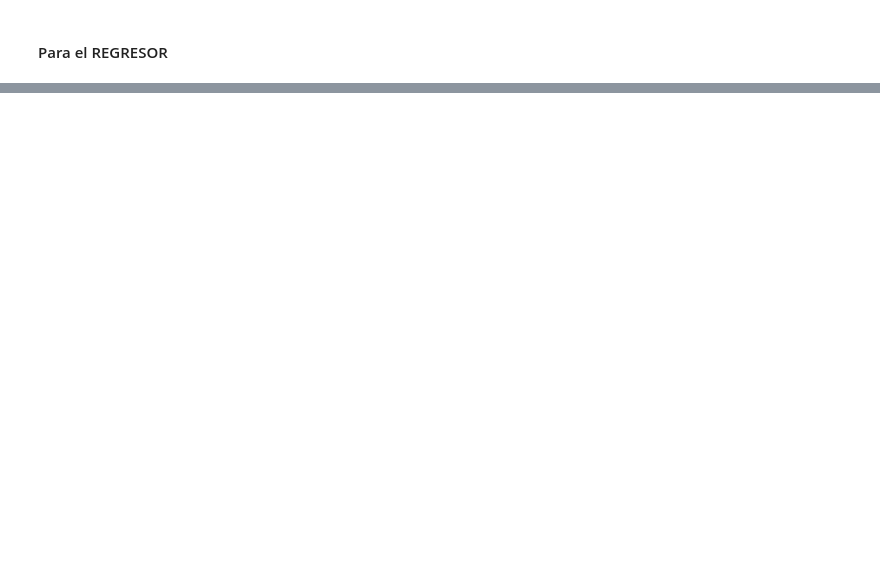
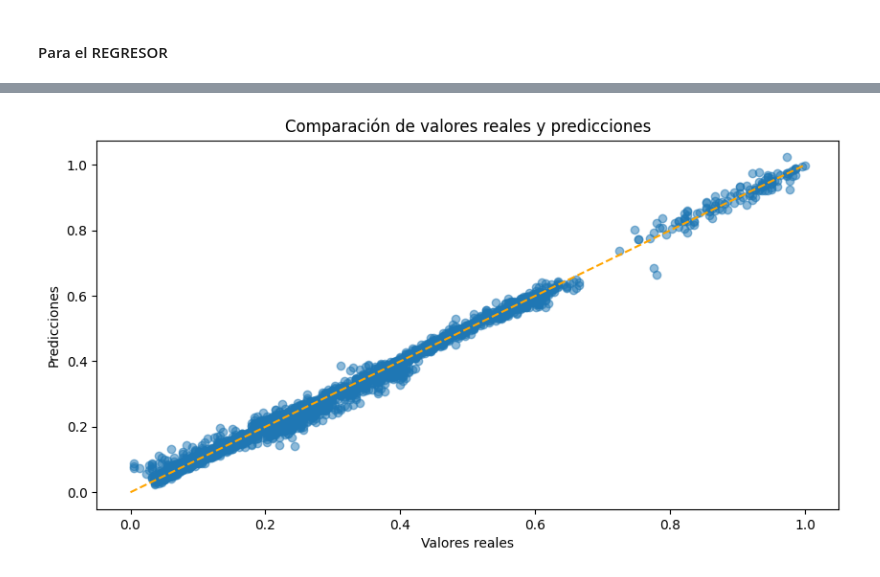
Before and after one commit to ricardordf/IA_visual, a Jupyter notebook: ML_A6.ipynb, the cells around one changed output, grey strips where cells are left out. Drawn from its saved outputs; the diff is of its cells as text; code cells hidden in the pictures; blank space fills up the shorter version.

```diff
--- a/ML_A6.ipynb
+++ b/ML_A6.ipynb
@@ -629,0 +688,21 @@ Median Absolute Error: 0.025043062358786894
+# %%
+# Cargar el dataset
+df = pd.read_csv("cleanedData.csv", delimiter=';')
+
+# Seleccionamos las columnas relevantes y realizamos el escalado
+cols = ['Line', 'Cut Amplitude', 'Cut Energy', 'Cut Frequency', 'Cut Power', 'Cut WeldTime', 'Humidity', 'Temperature', 'Grammage']
+df_clean = df[cols]
+scaler = preprocessing.MinMaxScaler().fit(df_clean)
+df_scaled = scaler.transform(df_clean)
+df_scaled = pd.DataFrame(df_scaled, columns=cols)
+
+# Seleccionamos las características y la etiqueta
+x_nn = df_scaled.drop(columns=['Cut Frequency'])
+y_nn = df_scaled['Cut Frequency']
+# %%
+# Dividir los datos en conjuntos de entrenamiento y prueba
+x_train_nn, x_test_nn, y_train_nn, y_test_nn = train_test_split(x_nn, y_nn, test_size=0.2, random_state=42)
+# %%
+# Definir y ajustar el modelo de red neuronal
+mlpr = MLPRegressor(hidden_layer_sizes=(64, 64), activation='relu', solver='adam', learning_rate_init=0.001, max_iter=1000, random_state=42)
+mlpr.fit(x_train_nn, y_train_nn)
@@ -629,0 +711,4 @@ Median Absolute Error: 0.025043062358786894
+# %%
+# Realización de las predicciones
+y_pred_nn = mlpr.predict(x_test_nn)
+y_pred_nn
@@ -629,0 +748,11 @@ Median Absolute Error: 0.025043062358786894
+# %%
+# Gráfica comparativa de valores reales y predicciones
+plt.figure(figsize=(10, 5))
+plt.scatter(y_test_nn, y_pred_nn, alpha=0.5)
+plt.plot([0, 1], [0, 1], '--', color='orange')  # Línea de referencia
+plt.xlabel('Valores reales')
+plt.ylabel('Predicciones')
+plt.title('Comparación de valores reales y predicciones')
+plt.show()
+# %% [output]
+[figure, added]
```
Also changed, not shown: parts of 30 cells of this notebook.
